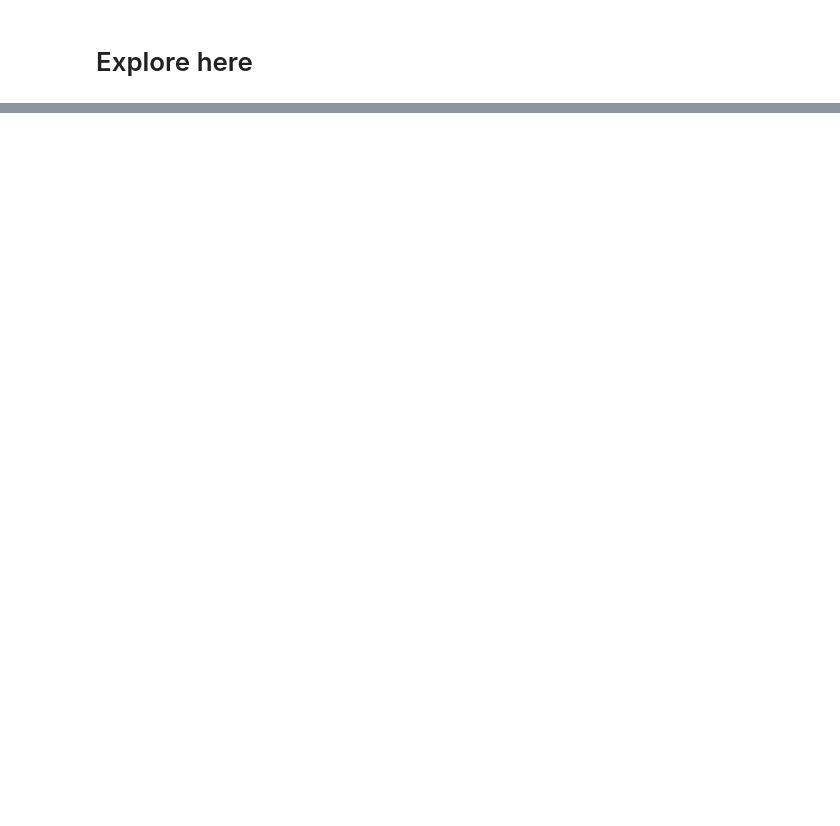
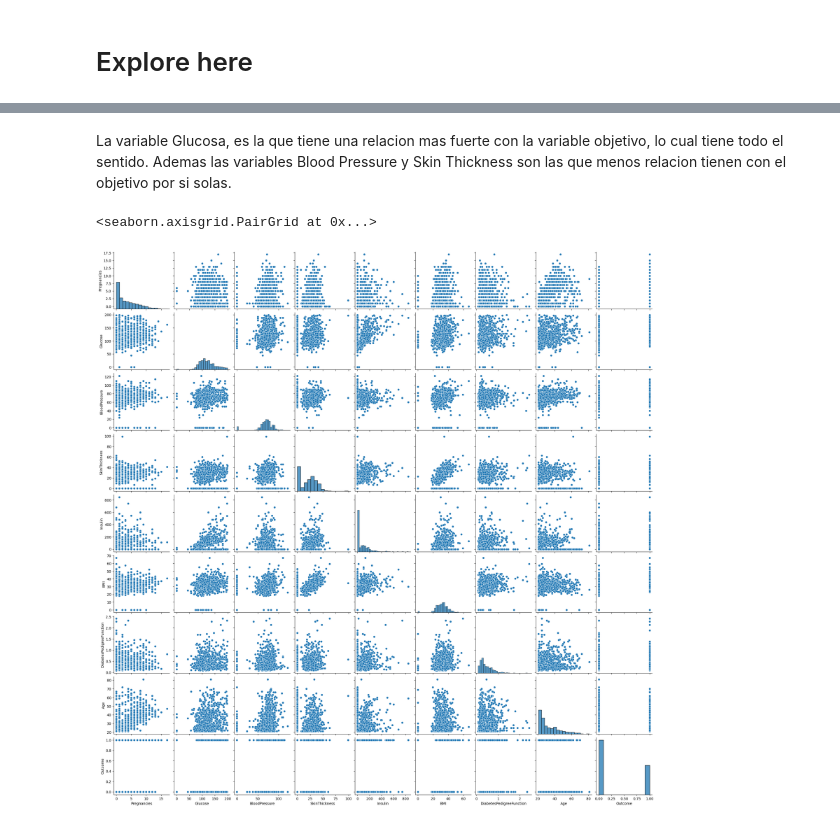
Before and after one commit to LuisCamachoRivero/arboles_de_desicion, a Jupyter notebook: src/explore.ipynb, the cells around one changed output, grey strips where cells are left out. Drawn from its saved outputs; the diff is of its cells as text; code cells hidden in the pictures; blank space fills up the shorter version.

```diff
--- a/src/explore.ipynb
+++ b/src/explore.ipynb
@@ -126,0 +136,9 @@ dump(best_model,open('Desicion_Tree_Classifier_gini_md_5_mss_3_42.sav','wb'))
+# %% [markdown]
+La variable Glucosa, es la que tiene una relacion mas fuerte con la variable objetivo, lo cual tiene todo el sentido. Ademas las variables Blood Pressure y Skin Thickness son las que menos relacion tienen con el objetivo por si solas.
+# %%
+# Analisis de correlaciones entre todas las variables
+
+sns.pairplot(data=df)
+# %% [output]
+<seaborn.axisgrid.PairGrid at 0x...>
+[figure, added]
```
Also changed, not shown: parts of 54 cells of this notebook, 2 other files.
